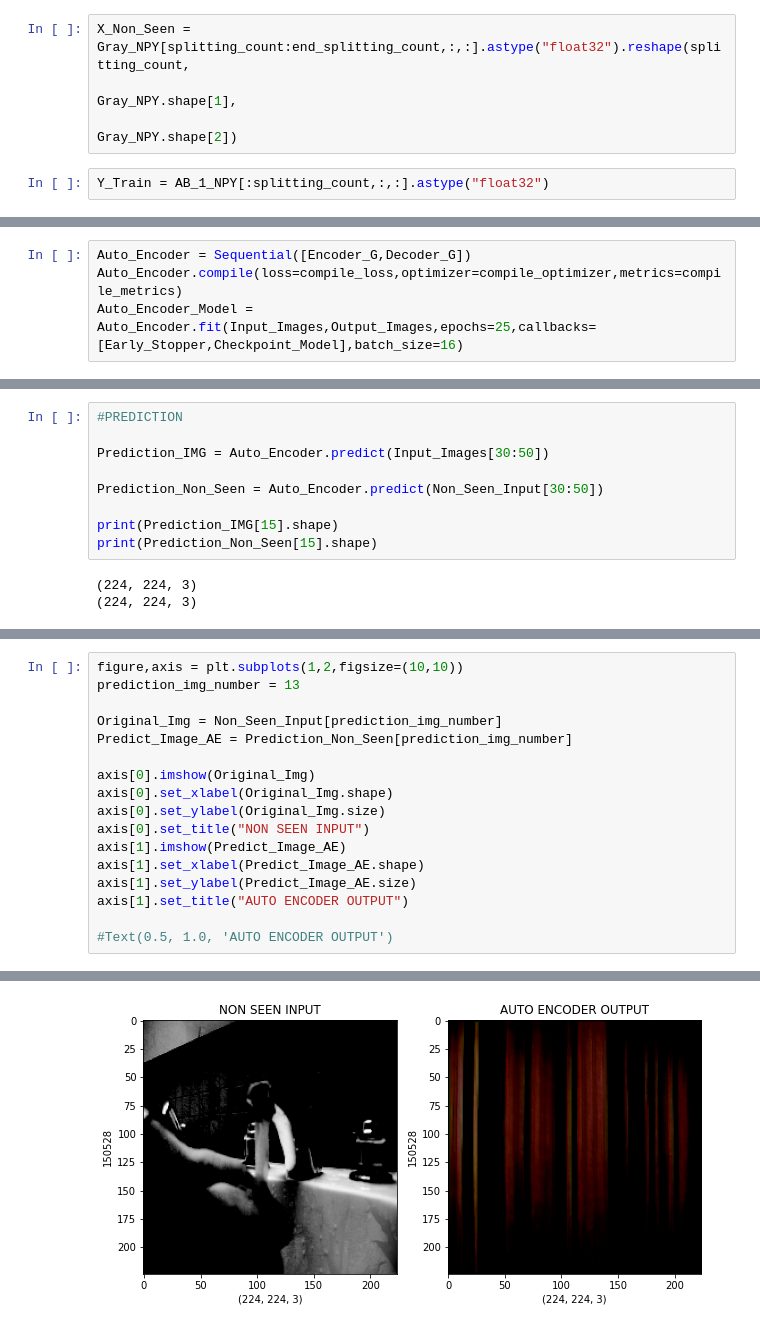
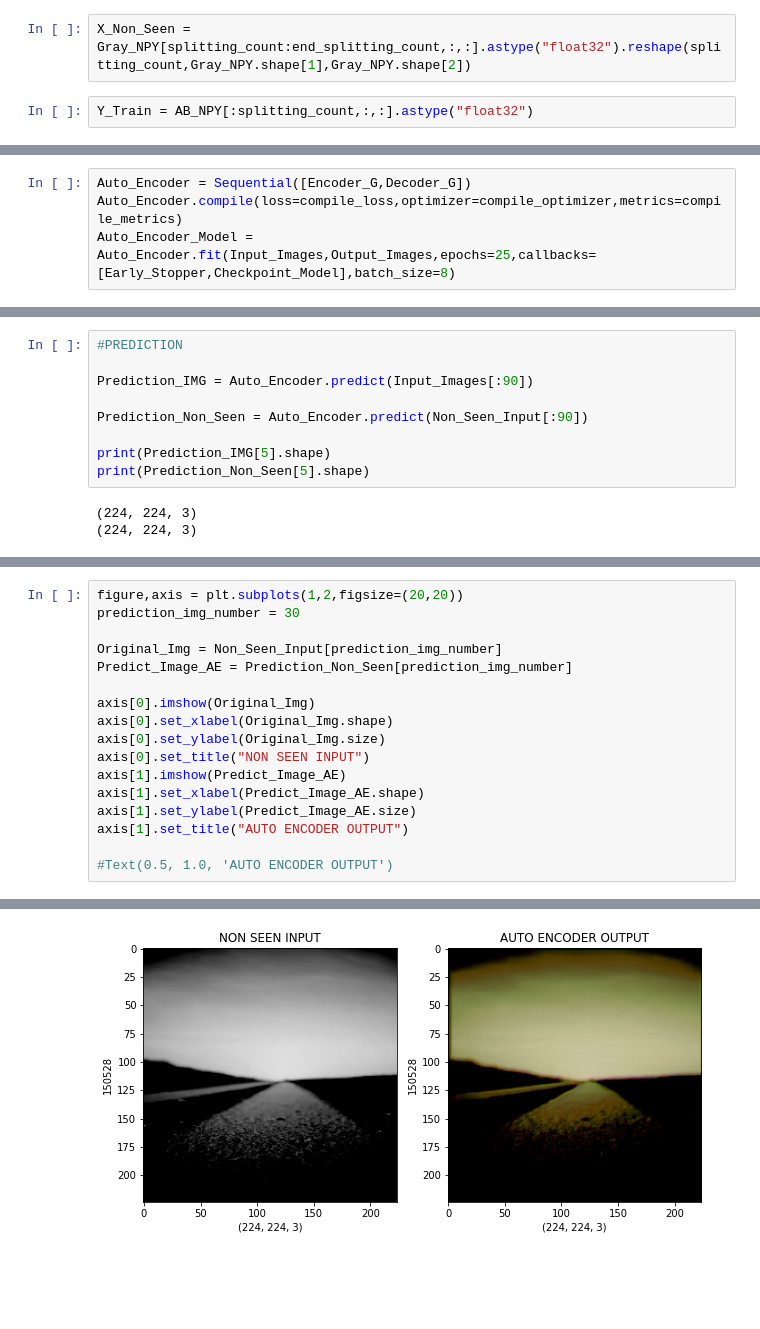
Before and after one commit to dit21dsc/Image-coloring, a Jupyter notebook: Main.ipynb, the cells around one changed output, grey strips where cells are left out. Cells and saved outputs as stored; diff of their text form; blank space fills up the shorter version.

```diff
--- a/Main.ipynb
+++ b/Main.ipynb
@@ -57,9 +57,7 @@ X_Train = Gray_NPY[:splitting_count,:,:].astype("float32").reshape(splitting_cou
 # %%
-X_Non_Seen = Gray_NPY[splitting_count:end_splitting_count,:,:].astype("float32").reshape(splitting_count,
-                                                                  Gray_NPY.shape[1],
-                                                                   Gray_NPY.shape[2])
+X_Non_Seen = Gray_NPY[splitting_count:end_splitting_count,:,:].astype("float32").reshape(splitting_count,Gray_NPY.shape[1],Gray_NPY.shape[2])
 # %%
-Y_Train = AB_1_NPY[:splitting_count,:,:].astype("float32")
+Y_Train = AB_NPY[:splitting_count,:,:].astype("float32")
 # %%
 print(X_Train.shape)
 print(X_Non_Seen.shape)
@@ -164,6 +162,6 @@ Decoder_G.add(ReLU())
 # %%
 Auto_Encoder = Sequential([Encoder_G,Decoder_G])
 Auto_Encoder.compile(loss=compile_loss,optimizer=compile_optimizer,metrics=compile_metrics)
-Auto_Encoder_Model = Auto_Encoder.fit(Input_Images,Output_Images,epochs=25,callbacks=[Early_Stopper,Checkpoint_Model],batch_size=16)
+Auto_Encoder_Model = Auto_Encoder.fit(Input_Images,Output_Images,epochs=25,callbacks=[Early_Stopper,Checkpoint_Model],batch_size=8)
 # %% [output]
 Epoch 1/25
@@ -189,12 +184,12 @@ Epoch 10/25
 # %%
 #PREDICTION
 
-Prediction_IMG = Auto_Encoder.predict(Input_Images[30:50])
+Prediction_IMG = Auto_Encoder.predict(Input_Images[:90])
 
-Prediction_Non_Seen = Auto_Encoder.predict(Non_Seen_Input[30:50])
+Prediction_Non_Seen = Auto_Encoder.predict(Non_Seen_Input[:90])
 
-print(Prediction_IMG[15].shape)
-print(Prediction_Non_Seen[15].shape)
+print(Prediction_IMG[5].shape)
+print(Prediction_Non_Seen[5].shape)
 # %% [output]
 (224, 224, 3)
 (224, 224, 3)
@@ -263,22 +260,22 @@ Text(0.5, 1.0, 'AUTO ENCODER OUTPUT')
 # %%
-figure,axis = plt.subplots(1,2,figsize=(10,10))
-prediction_img_number = 13
+figure,axis = plt.subplots(1,2,figsize=(20,20))
+prediction_img_number = 30
 
 Original_Img = Non_Seen_Input[prediction_img_number]
 Predict_Image_AE = Prediction_Non_Seen[prediction_img_number]
 
 axis[0].imshow(Original_Img)
 axis[0].set_xlabel(Original_Img.shape)
 axis[0].set_ylabel(Original_Img.size)
 axis[0].set_title("NON SEEN INPUT")
 axis[1].imshow(Predict_Image_AE)
 axis[1].set_xlabel(Predict_Image_AE.shape)
 axis[1].set_ylabel(Predict_Image_AE.size)
 axis[1].set_title("AUTO ENCODER OUTPUT")
 
 #Text(0.5, 1.0, 'AUTO ENCODER OUTPUT')
 # %% [output]
 Clipping input data to the valid range for imshow with RGB data ([0..1] for floats or [0..255] for integers).
 Text(0.5, 1.0, 'AUTO ENCODER OUTPUT')
-[figure, old version]
+[figure, new version]
 # %%
```
Also changed, not shown: parts of 18 cells of this notebook.
